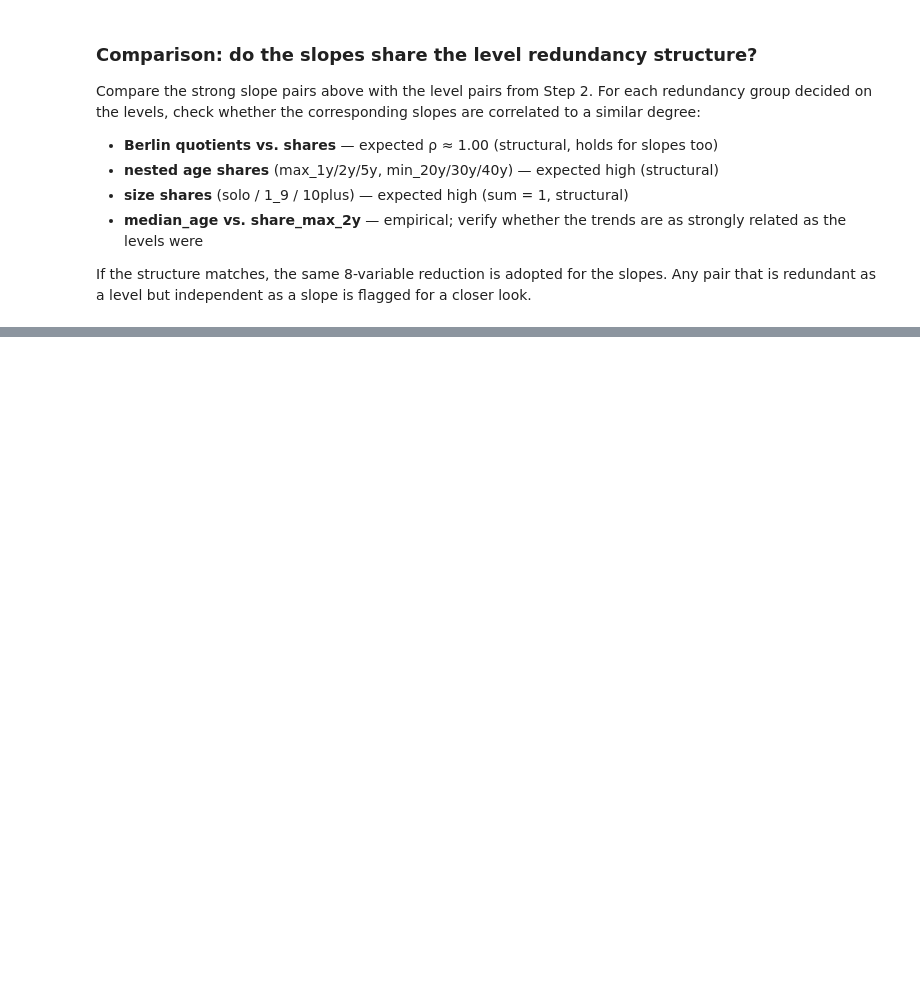
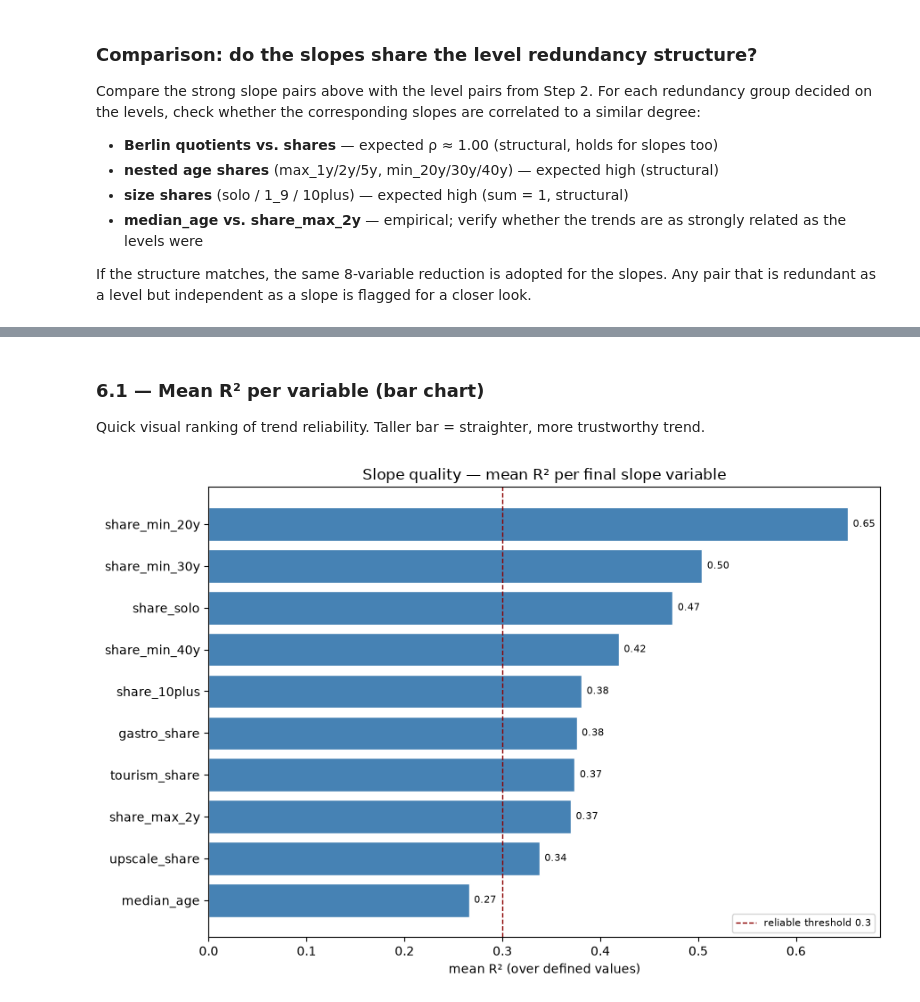
Before and after one commit to mshlg/capstone-kiezkeeper, a Jupyter notebook: notebooks/EDA/commercial_dimension_EDA.ipynb, the cells around one changed output, grey strips where cells are left out. Cells and saved outputs as stored; diff of their text form; code cells hidden in the pictures; blank space fills up the shorter version.

```diff
--- a/notebooks/EDA/commercial_dimension_EDA.ipynb
+++ b/notebooks/EDA/commercial_dimension_EDA.ipynb
@@ -282,0 +564,21 @@ pair that is redundant as a level but independent as a slope is flagged for a cl
+# %%
+# R2 columns for the final 10 slope variables
+r2_final = [c.replace("_slope", "_r2") for c in slope_final]
+
+R2_RELIABLE = 0.30   # threshold for "reliable" linear trend
+rows = []
+for col in r2_final:
+    s = cs[col]
+    defined = s.dropna()
+    n_def = len(defined)
+    n_nan = int(s.isna().sum())   # flat series (or <12 months)
+    rows.append({
+        "variable": col.replace("com_", "").replace("_r2", ""),
+        "n_defined": n_def,
+        "R2_mean": round(defined.mean(), 3) if n_def else float("nan"),
+        "R2_median": round(defined.median(), 3) if n_def else float("nan"),
+        "flat_NaN": n_nan,
+        "%_reliable(R2>0.3)": round((defined > R2_RELIABLE).mean() * 100, 1) if n_def else float("nan"),
+    })
+r2_tab = pd.DataFrame(rows).sort_values("R2_mean", ascending=False)
+print(r2_tab.to_string(index=False))
@@ -282,0 +597,18 @@ pair that is redundant as a level but independent as a slope is flagged for a cl
+# %% [markdown]
+### 6.1 — Mean R² per variable (bar chart)
+
+Quick visual ranking of trend reliability. Taller bar = straighter, more trustworthy trend.
+# %%
+order = r2_tab.sort_values("R2_mean", ascending=True)
+fig, ax = plt.subplots(figsize=(9, 6))
+bars = ax.barh(order["variable"], order["R2_mean"], color="steelblue", edgecolor="white")
+ax.axvline(R2_RELIABLE, color="darkred", linestyle="--", linewidth=1, label=f"reliable threshold {R2_RELIABLE}")
+ax.set_xlabel("mean R² (over defined values)")
+ax.set_title("Slope quality — mean R² per final slope variable", fontsize=12)
+ax.legend(fontsize=8)
+for b, v in zip(bars, order["R2_mean"]):
+    ax.text(v + 0.005, b.get_y() + b.get_height()/2, f"{v:.2f}", va="center", fontsize=8)
+plt.tight_layout()
+plt.show()
+# %% [output]
+[figure, added]
```
Also changed, not shown: parts of 21 cells of this notebook.
